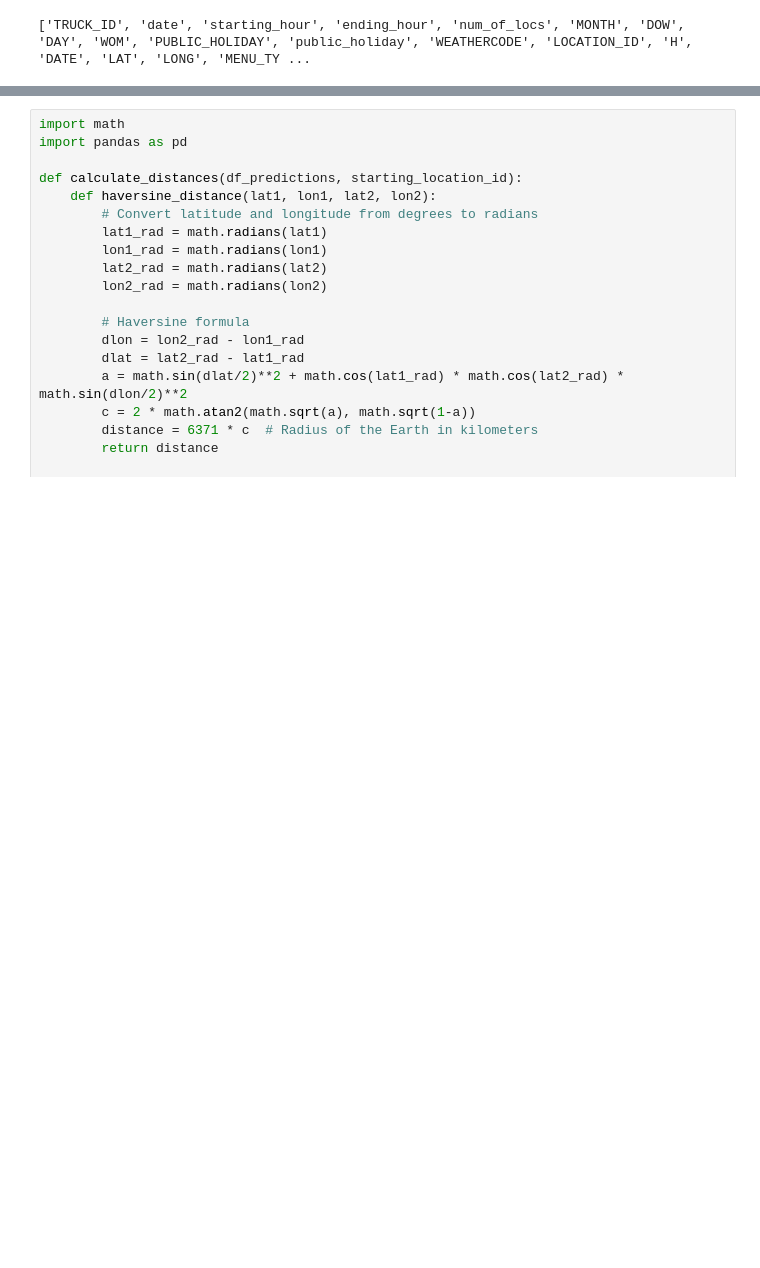
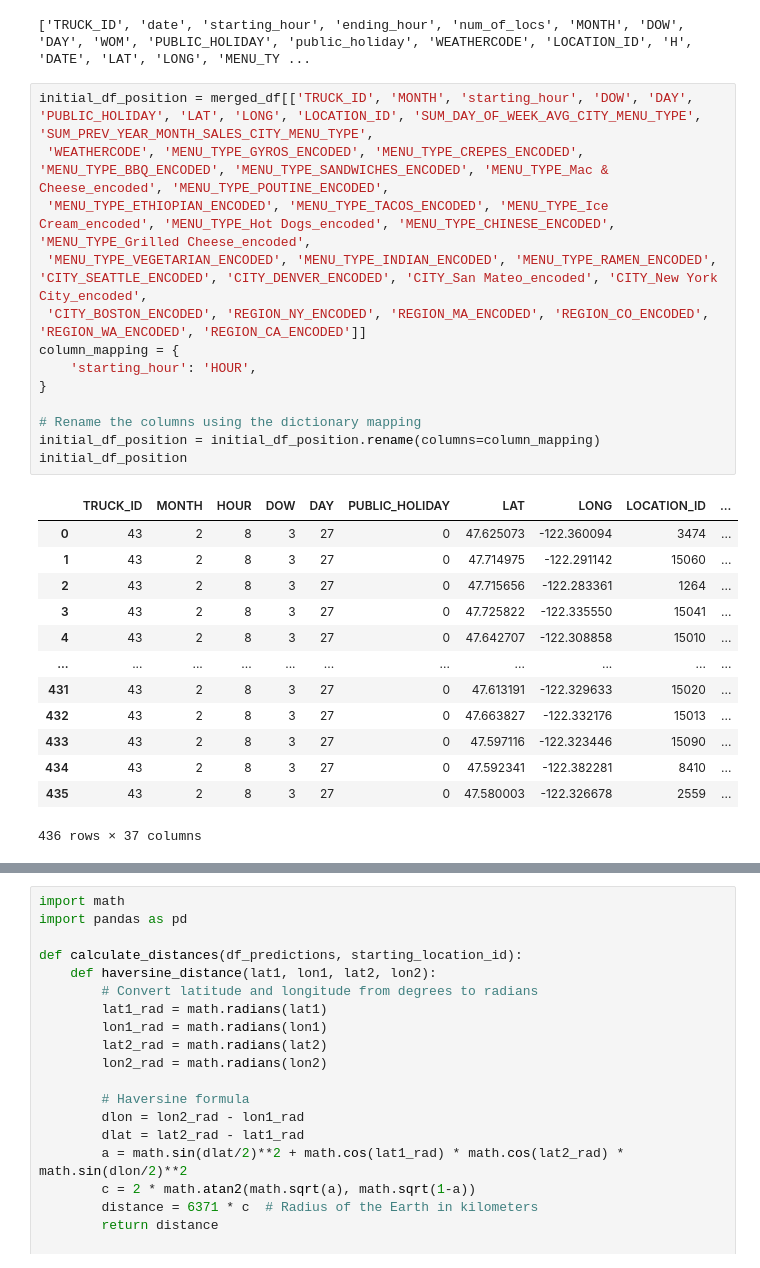
Before and after one commit to jkyxd/ICP_Group3, a Jupyter notebook: Testing File.ipynb, the cells around one changed output, grey strips where cells are left out. Drawn from its saved outputs; the diff is of its cells as text; blank space fills up the shorter version.

```diff
--- a/Testing File.ipynb
+++ b/Testing File.ipynb
@@ -487,3 +487,30 @@ merged_df
 print(merged_df.columns.tolist())
 # %% [output]
 ['TRUCK_ID', 'date', 'starting_hour', 'ending_hour', 'num_of_locs', 'MONTH', 'DOW', 'DAY', 'WOM', 'PUBLIC_HOLIDAY', 'public_holiday', 'WEATHERCODE', 'LOCATION_ID', 'H', 'DATE', 'LAT', 'LONG', 'MENU_TY ...
+# %%
+initial_df_position = merged_df[['TRUCK_ID', 'MONTH', 'starting_hour', 'DOW', 'DAY', 'PUBLIC_HOLIDAY', 'LAT', 'LONG', 'LOCATION_ID', 'SUM_DAY_OF_WEEK_AVG_CITY_MENU_TYPE', 'SUM_PREV_YEAR_MONTH_SALES_CITY_MENU_TYPE',
+ 'WEATHERCODE', 'MENU_TYPE_GYROS_ENCODED', 'MENU_TYPE_CREPES_ENCODED', 'MENU_TYPE_BBQ_ENCODED', 'MENU_TYPE_SANDWICHES_ENCODED', 'MENU_TYPE_Mac & Cheese_encoded', 'MENU_TYPE_POUTINE_ENCODED',
+ 'MENU_TYPE_ETHIOPIAN_ENCODED', 'MENU_TYPE_TACOS_ENCODED', 'MENU_TYPE_Ice Cream_encoded', 'MENU_TYPE_Hot Dogs_encoded', 'MENU_TYPE_CHINESE_ENCODED', 'MENU_TYPE_Grilled Cheese_encoded',
+ 'MENU_TYPE_VEGETARIAN_ENCODED', 'MENU_TYPE_INDIAN_ENCODED', 'MENU_TYPE_RAMEN_ENCODED', 'CITY_SEATTLE_ENCODED', 'CITY_DENVER_ENCODED', 'CITY_San Mateo_encoded', 'CITY_New York City_encoded',
+ 'CITY_BOSTON_ENCODED', 'REGION_NY_ENCODED', 'REGION_MA_ENCODED', 'REGION_CO_ENCODED', 'REGION_WA_ENCODED', 'REGION_CA_ENCODED']]
+column_mapping = {
+    'starting_hour': 'HOUR',
+}
+
+# Rename the columns using the dictionary mapping
+initial_df_position = initial_df_position.rename(columns=column_mapping)
+initial_df_position
+# %% [output]
+|  | TRUCK_ID | MONTH | HOUR | DOW | DAY | PUBLIC_HOLIDAY | LAT | LONG | LOCATION_ID | ... |
+| 0 | 43 | 2 | 8 | 3 | 27 | 0 | 47.625073 | -122.360094 | 3474 | ... |
+| 1 | 43 | 2 | 8 | 3 | 27 | 0 | 47.714975 | -122.291142 | 15060 | ... |
+| 2 | 43 | 2 | 8 | 3 | 27 | 0 | 47.715656 | -122.283361 | 1264 | ... |
+| 3 | 43 | 2 | 8 | 3 | 27 | 0 | 47.725822 | -122.335550 | 15041 | ... |
+| 4 | 43 | 2 | 8 | 3 | 27 | 0 | 47.642707 | -122.308858 | 15010 | ... |
+| ... | ... | ... | ... | ... | ... | ... | ... | ... | ... | ... |
+| 431 | 43 | 2 | 8 | 3 | 27 | 0 | 47.613191 | -122.329633 | 15020 | ... |
+| 432 | 43 | 2 | 8 | 3 | 27 | 0 | 47.663827 | -122.332176 | 15013 | ... |
+| 433 | 43 | 2 | 8 | 3 | 27 | 0 | 47.597116 | -122.323446 | 15090 | ... |
+| 434 | 43 | 2 | 8 | 3 | 27 | 0 | 47.592341 | -122.382281 | 8410 | ... |
+| 435 | 43 | 2 | 8 | 3 | 27 | 0 | 47.580003 | -122.326678 | 2559 | ... |
+436 rows × 37 columns
```
Also changed, not shown: parts of 16 cells of this notebook.
